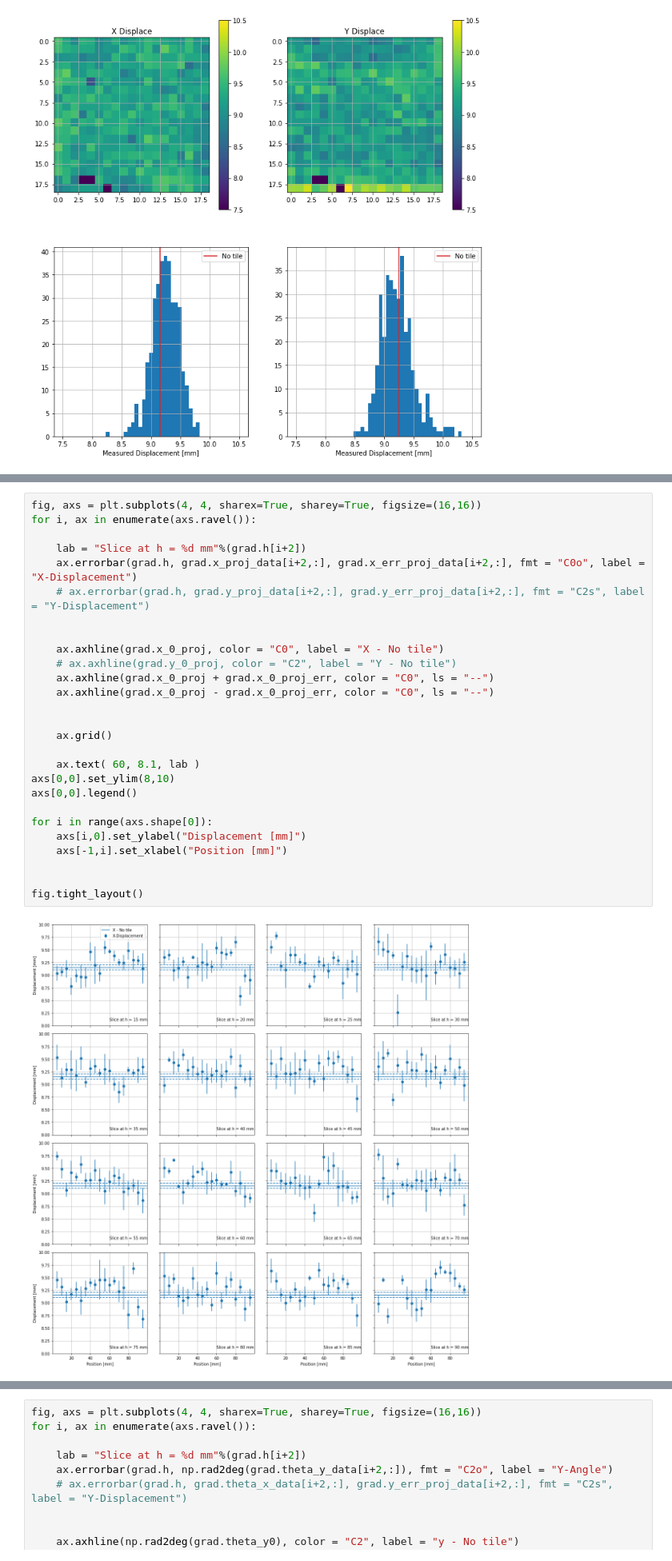
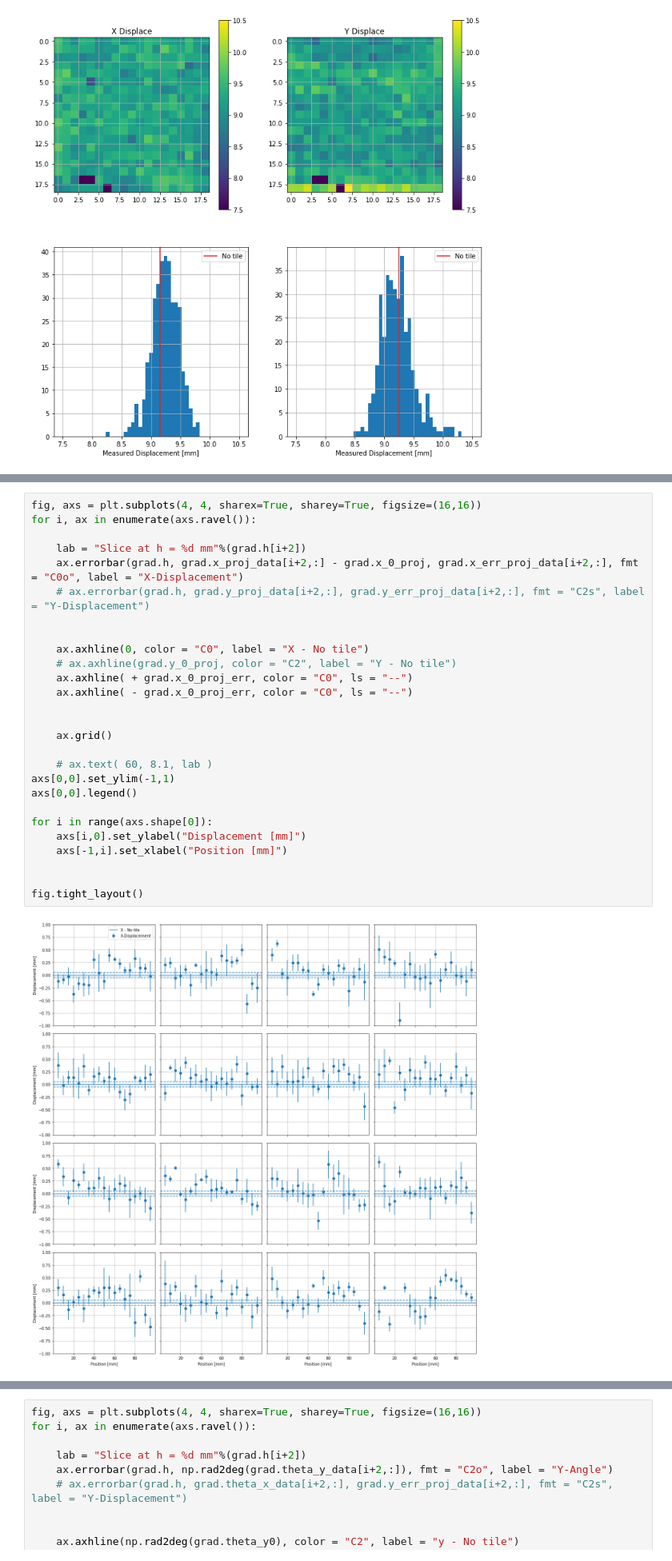
Before and after one commit to steob92/HELIXGradient, a Jupyter notebook: gradientAnalysisTest.ipynb, the cells around one changed output, grey strips where cells are left out. Shown at 80% size. Saved outputs shown, nothing was run; the diff lists cells and outputs as text.

```diff
--- a/gradientAnalysisTest.ipynb
+++ b/gradientAnalysisTest.ipynb
@@ -162,32 +169,32 @@ axs[1,1].legend()
 # %%
 fig, axs = plt.subplots(4, 4, sharex=True, sharey=True, figsize=(16,16))
 for i, ax in enumerate(axs.ravel()):
 
     lab = "Slice at h = %d mm"%(grad.h[i+2])
-    ax.errorbar(grad.h, grad.x_proj_data[i+2,:], grad.x_err_proj_data[i+2,:], fmt = "C0o", label = "X-Displacement")
+    ax.errorbar(grad.h, grad.x_proj_data[i+2,:] - grad.x_0_proj, grad.x_err_proj_data[i+2,:], fmt = "C0o", label = "X-Displacement")
     # ax.errorbar(grad.h, grad.y_proj_data[i+2,:], grad.y_err_proj_data[i+2,:], fmt = "C2s", label = "Y-Displacement")
 
 
-    ax.axhline(grad.x_0_proj, color = "C0", label = "X - No tile")
+    ax.axhline(0, color = "C0", label = "X - No tile")
     # ax.axhline(grad.y_0_proj, color = "C2", label = "Y - No tile")
-    ax.axhline(grad.x_0_proj + grad.x_0_proj_err, color = "C0", ls = "--")
-    ax.axhline(grad.x_0_proj - grad.x_0_proj_err, color = "C0", ls = "--")
+    ax.axhline( + grad.x_0_proj_err, color = "C0", ls = "--")
+    ax.axhline( - grad.x_0_proj_err, color = "C0", ls = "--")
 
 
     ax.grid()
 
-    ax.text( 60, 8.1, lab )
-axs[0,0].set_ylim(8,10)
+    # ax.text( 60, 8.1, lab )
+axs[0,0].set_ylim(-1,1)
 axs[0,0].legend()
 
 for i in range(axs.shape[0]):
     axs[i,0].set_ylabel("Displacement [mm]")
     axs[-1,i].set_xlabel("Position [mm]")
 
 
 fig.tight_layout()
 # %% [output]
-[figure, old version]
+[figure, new version]
 # %%
 fig, axs = plt.subplots(4, 4, sharex=True, sharey=True, figsize=(16,16))
 for i, ax in enumerate(axs.ravel()):
```
Also changed, not shown: parts of 22 cells of this notebook, 2 other files.
